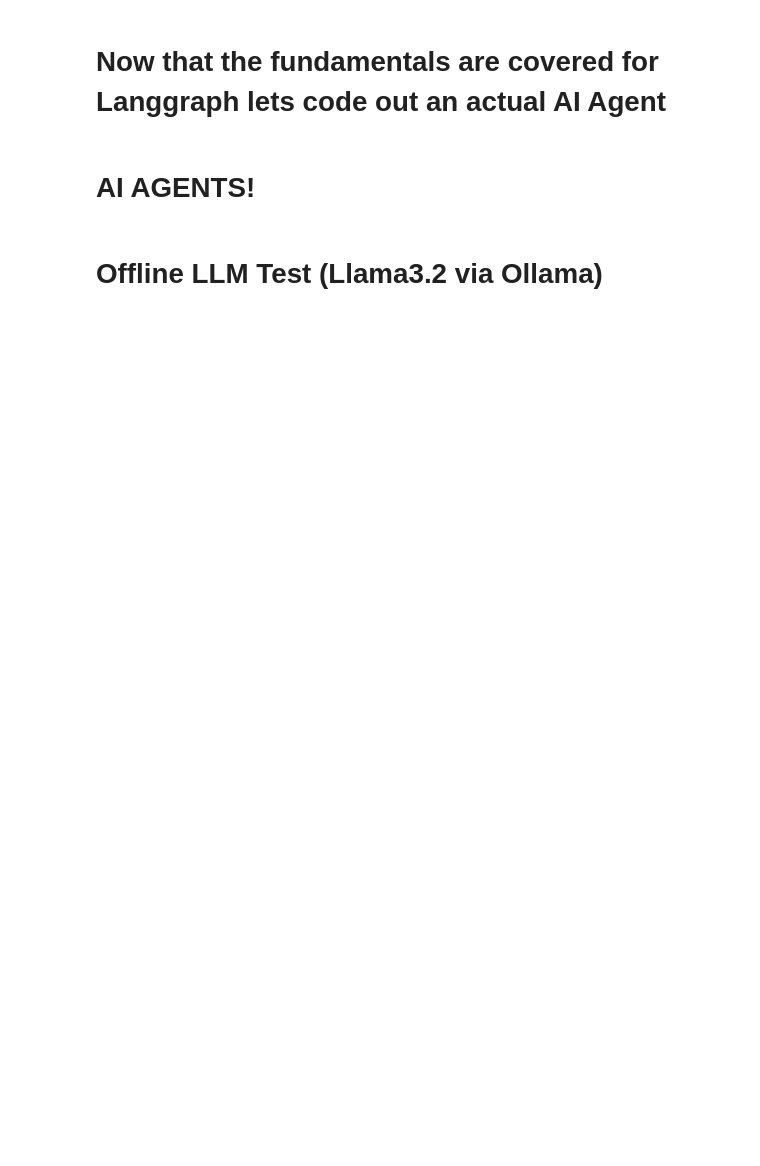
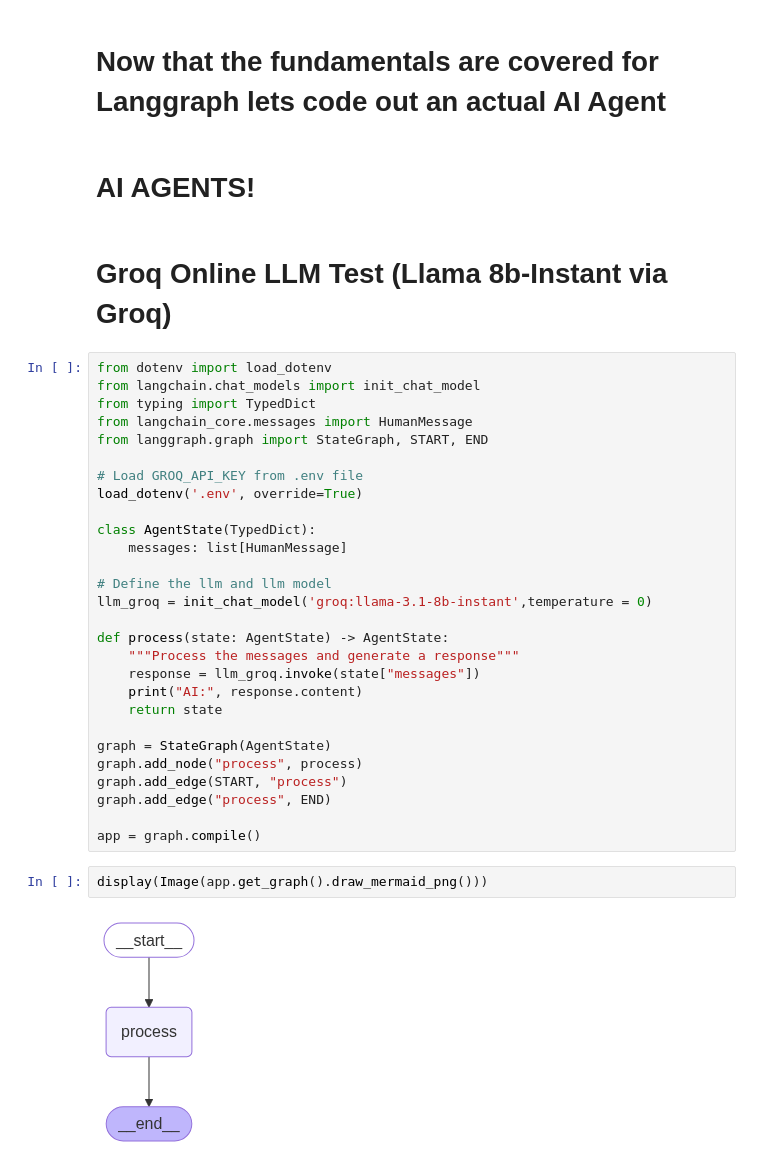
Before and after one commit to Bloodwingv2/Gideon_Agent, a Jupyter notebook: agent_test.ipynb, the cells around one changed output. Saved outputs shown, nothing was run; the diff lists cells and outputs as text; blank space fills up the shorter version.

Commit message:
Did Tons of new testing on the jupyter notebooks to verify various modules for our Offline MCP based AGent

```diff
--- a/agent_test.ipynb
+++ b/agent_test.ipynb
@@ -600,4 +603,36 @@ GAME OVER: Number found!
 # %% [markdown]
 # AI AGENTS!
 # %% [markdown]
-# Offline LLM Test (Llama3.2 via Ollama)
+# Groq Online LLM Test (Llama 8b-Instant via Groq)
+# %%
+from dotenv import load_dotenv
+from langchain.chat_models import init_chat_model
+from typing import TypedDict
+from langchain_core.messages import HumanMessage
+from langgraph.graph import StateGraph, START, END
+
+# Load GROQ_API_KEY from .env file
+load_dotenv('.env', override=True)
+
+class AgentState(TypedDict):
+    messages: list[HumanMessage]
+
+# Define the llm and llm model
+llm_groq = init_chat_model('groq:llama-3.1-8b-instant',temperature = 0)
+
+def process(state: AgentState) -> AgentState:
+    """Process the messages and generate a response"""
+    response = llm_groq.invoke(state["messages"])
+    print("AI:", response.content)
+    return state
+
+graph = StateGraph(AgentState)
+graph.add_node("process", process)
+graph.add_edge(START, "process")
+graph.add_edge("process", END)
+
+app = graph.compile()
+# %%
+display(Image(app.get_graph().draw_mermaid_png()))
+# %% [output]
+[figure, added]
```
Also changed, not shown: parts of 10 cells of this notebook, 3 other files.
